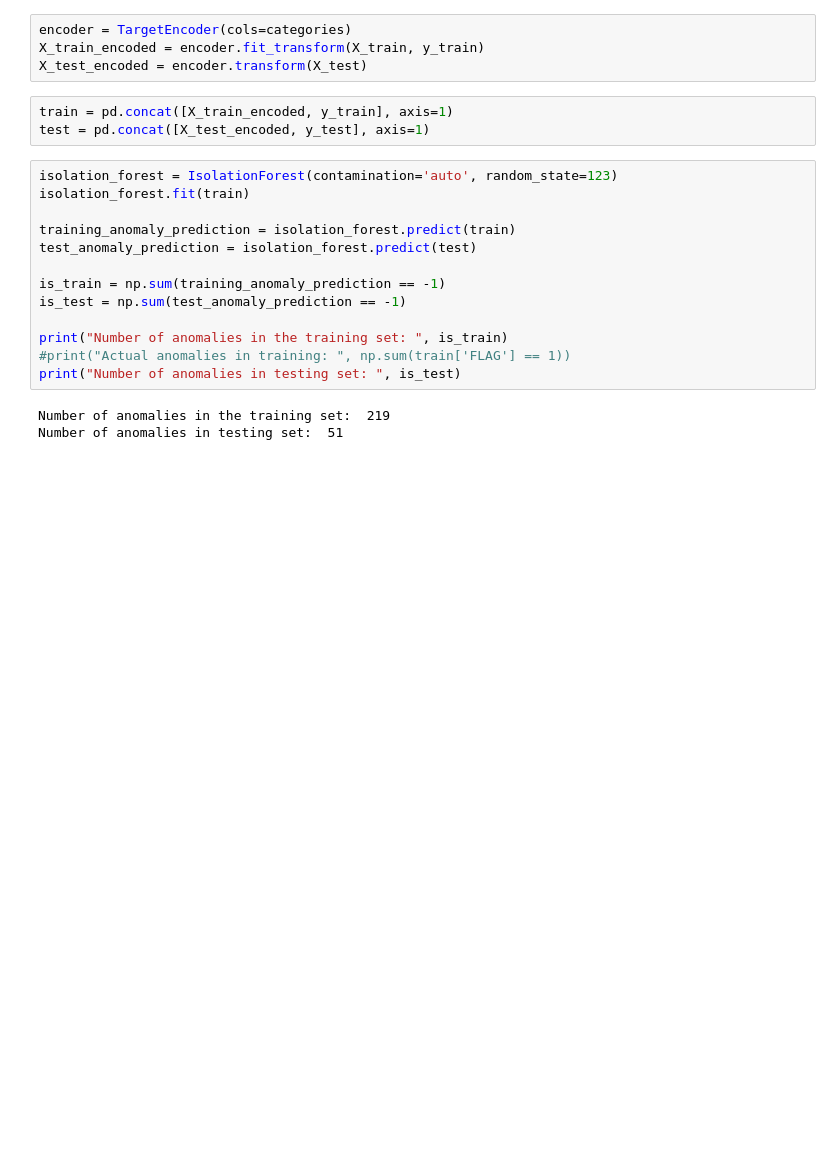
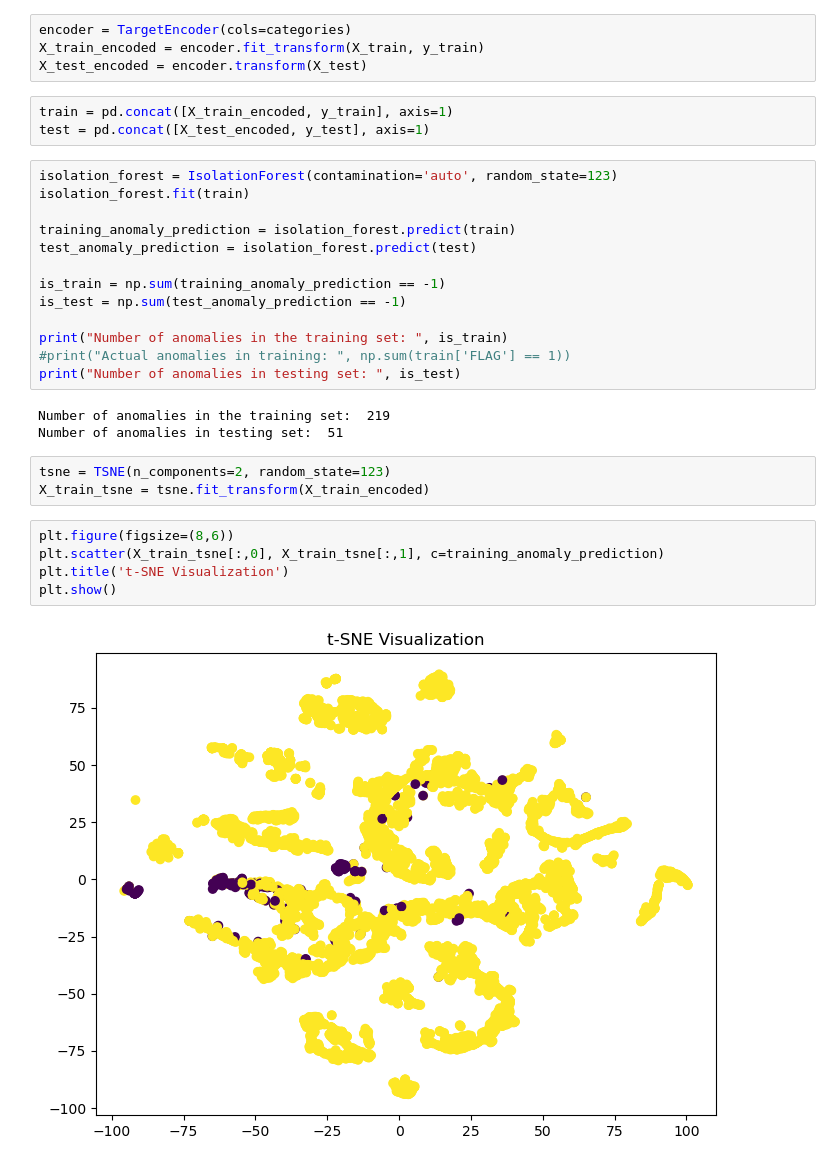
Before and after one commit to virinchi20/Ethereum_transactions_fraud_detection, a Jupyter notebook: Isolation_forest_Unsupervised_Learning.ipynb, the cells around one changed output. Drawn from its saved outputs; the diff is of its cells as text; blank space fills up the shorter version.

Commit message:
visualizing multidimensional data in 2 dimensions

```diff
--- a/Isolation_forest_Unsupervised_Learning.ipynb
+++ b/Isolation_forest_Unsupervised_Learning.ipynb
@@ -63,3 +64,13 @@ print("Number of anomalies in testing set: ", is_test)
 # %% [output]
 Number of anomalies in the training set:  219
 Number of anomalies in testing set:  51
+# %%
+tsne = TSNE(n_components=2, random_state=123)
+X_train_tsne = tsne.fit_transform(X_train_encoded)
+# %%
+plt.figure(figsize=(8,6))
+plt.scatter(X_train_tsne[:,0], X_train_tsne[:,1], c=training_anomaly_prediction)
+plt.title('t-SNE Visualization')
+plt.show()
+# %% [output]
+[figure, added]
```
Also changed, not shown: parts of 1 cell of this notebook, 1 other file.
